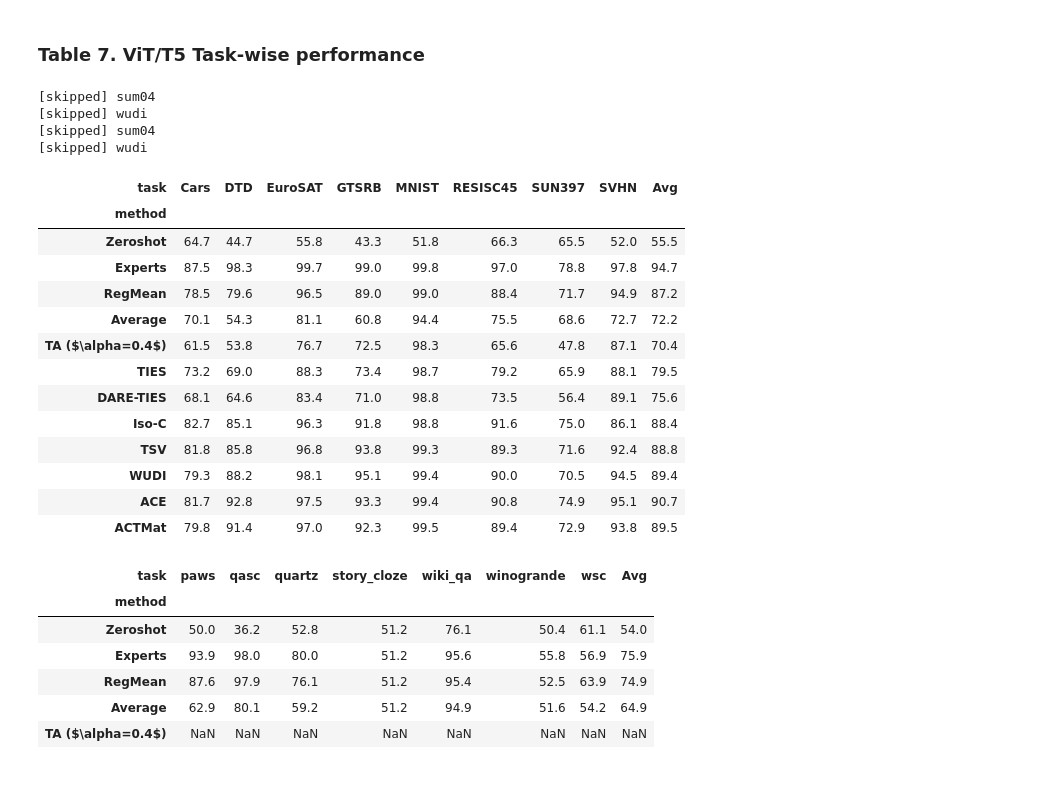
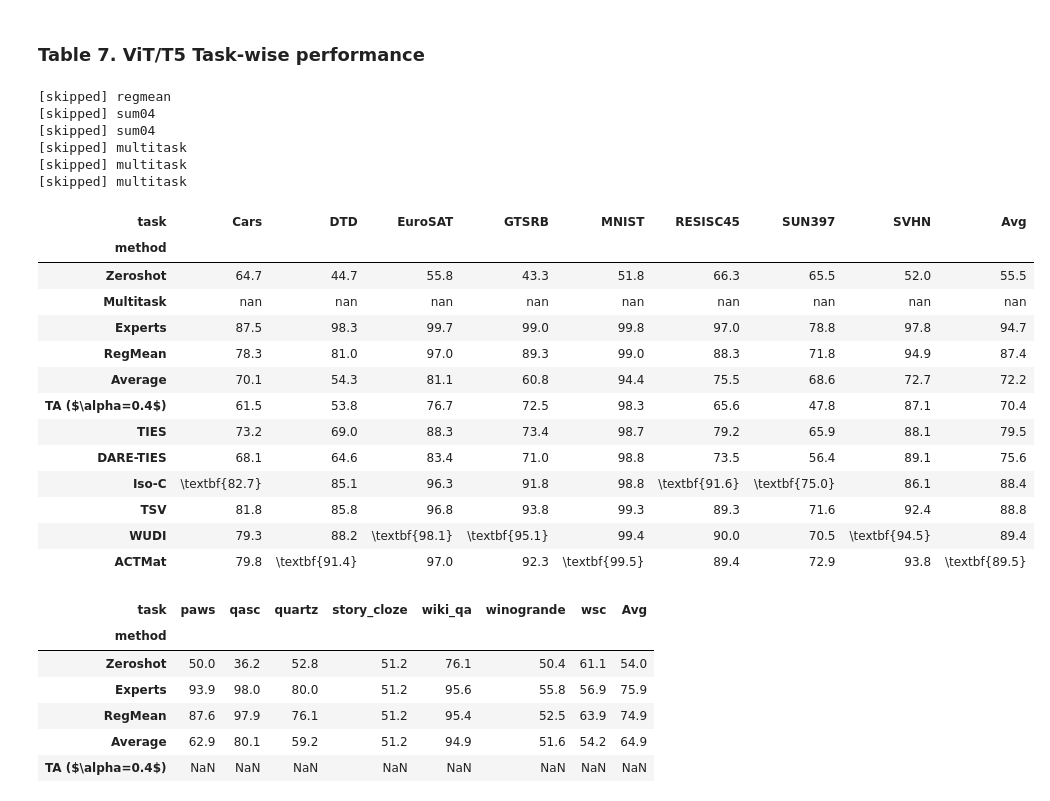
Before and after one commit to marawangamal/actmat, a Jupyter notebook: scripts/analysis.ipynb, the cells around one changed output. Cells and saved outputs as stored; diff of their text form; code cells hidden in the pictures.

Commit message:
Move regmean olmo results

```diff
--- a/scripts/analysis.ipynb
+++ b/scripts/analysis.ipynb
@@ -1191,9 +1324,9 @@ method_rename = {
 }
 
 # --- load paper table, split the two TA rows by data-free flag ---
-df = pd.read_csv(f"../artifacts/paper/table4-fft.csv")
-df.loc[df["Model"].eq("TA") & df["DF"].eq("yes"), "Model"] = "TA (data-free)"
-df_fft = df.set_index("Model").rename(index=method_rename, columns=col_rename)
+dft = pd.read_csv(f"../artifacts/paper/table4-fft.csv")
+dft.loc[dft["Model"].eq("TA") & dft["DF"].eq("yes"), "Model"] = "TA (data-free)"
+df_fft = dft.set_index("Model").rename(index=method_rename, columns=col_rename)
 
 # --- pull only these rows from your computed frame ---
 new_methods = ["TIES", "DARE-TIES", "WUDI"]
@@ -1270,17 +1403,17 @@ method_rename = {
 }
 
 # --- read with explicit names (header line lacks the DF column) ---
-df = pd.read_csv(
+dft = pd.read_csv(
     "../artifacts/paper/table5-lora.csv",
     names=["Model", "DF", "T5-base", "T5-Large", "ViT-B/16", "ViT-B/32", "ViT-L/14"],
     header=0,
 )
 
 # --- both TA rows are flagged yes, so split by position (2nd = data-free) ---
-ta_pos = df.index[df["Model"] == "TA"]
-df.loc[ta_pos[1], "Model"] = "TA (data-free)"
+ta_pos = dft.index[dft["Model"] == "TA"]
+dft.loc[ta_pos[1], "Model"] = "TA (data-free)"
 
-df_lora = df.set_index("Model").rename(index=method_rename, columns=col_rename)
+df_lora = dft.set_index("Model").rename(index=method_rename, columns=col_rename)
 
 # --- DF flags in this CSV look wrong for the data-using methods; correct them ---
 df_lora.loc["RegMean", "DF"] = "no"  # RegMean uses data -> not data-free
@@ -1334,8 +1467,12 @@ print(out.to_markdown())
 # %%
 # Display all methods
 # filter (lora only)
+EXCLUDE = {"Experts", "Multitask", "RegMean"}
+
+
 def format_column(col):
-    ranks = col.rank(method="min", ascending=False)
+    comparable = col[~col.index.isin(EXCLUDE)]  # rank real methods only
+    ranks = comparable.rank(method="min", ascending=False).reindex(col.index)
     out = col.map(lambda v: f"{v:0.1f}")
     out = out.where(ranks != 1, out.map(lambda s: f"\\textbf{{{s}}}"))
     # out = out.where(ranks != 2, out.map(lambda s: f"\\underline{{{s}}}"))
@@ -1358,7 +1495,7 @@ dfp = dfp.sort_index(axis=1, level=[0, 1])
 dfp.columns.names = ["model", "n_experts"]
 
 # Latex:
-# # dfp = dfp.apply(format_column, axis=0)
-# print(dfp.to_latex(float_format="{:0.1f}".format))
-dfp
+dfp = dfp.apply(format_column, axis=0)
+print(dfp.to_latex(float_format="{:0.1f}".format))
+# print(dfp.to_markdown())
 # %% [output]
@@ -1385,6 +1528,7 @@ import json
 rows = []
 method_to_method = {
     "zeroshot": "Zeroshot",
+    "multitask": "Multitask",
     "experts": "Experts",
     "regmean": "RegMean",
     "mean": "Average",
@@ -1394,7 +1538,6 @@ method_to_method = {
     "isoc": "Iso-C",
     "tsv": "TSV",
     "wudi": "WUDI",
-    "ace": "ACE",
     "actmat": "ACTMat",
 }
 models = ["t5-base", "t5-large", "ViT-B-16", "ViT-B-32", "ViT-L-14"]
@@ -1424,56 +1567,64 @@ for model in models:
             )
 df = pd.DataFrame(rows)
 # %% [output]
+[skipped] regmean
 [skipped] sum04
-[skipped] wudi
 [skipped] sum04
-[skipped] wudi
+[skipped] multitask
+[skipped] multitask
+[skipped] multitask
 # %%
 # Display all methods
 # filter (lora only)
+EXCLUDE = {"Experts", "Multitask", "RegMean"}
+
+
 def format_column(col):
-    ranks = col.rank(method="min", ascending=False)
+    comparable = col[~col.index.isin(EXCLUDE)]  # rank real methods only
+    ranks = comparable.rank(method="min", ascending=False).reindex(col.index)
     out = col.map(lambda v: f"{v:0.1f}")
     out = out.where(ranks != 1, out.map(lambda s: f"\\textbf{{{s}}}"))
     # out = out.where(ranks != 2, out.map(lambda s: f"\\underline{{{s}}}"))
     return out
 
 
 # set model:
 model = "ViT-B-16"
 columns = [
     "Cars",
     "DTD",
     "EuroSAT",
     "GTSRB",
     "MNIST",
     "RESISC45",
     "SUN397",
     "SVHN",
 ]
 dfp = df[df["model"] == model].pivot(index="method", columns="task", values="score")
 dfp = (dfp * 100).round(1)
 dfp = dfp[columns]
 dfp["Avg"] = dfp.mean(axis=1).round(1)
 dfp = dfp.reindex([x for x in method_to_method.values()])
 # (Optional: latex)
+dfp = dfp.apply(format_column, axis=0)
+dfp
 # print(dfp.to_latex(float_format="{:0.1f}".format))
-dfp
+# print(dfp.to_markdown())
 # %% [output]
 | task | Cars | DTD | EuroSAT | GTSRB | MNIST | RESISC45 | SUN397 | SVHN | Avg |
 | method |  |  |  |  |  |  |  |  |  |
 | Zeroshot | 64.7 | 44.7 | 55.8 | 43.3 | 51.8 | 66.3 | 65.5 | 52.0 | 55.5 |
+| Multitask | nan | nan | nan | nan | nan | nan | nan | nan | nan |
 | Experts | 87.5 | 98.3 | 99.7 | 99.0 | 99.8 | 97.0 | 78.8 | 97.8 | 94.7 |
-| RegMean | 78.5 | 79.6 | 96.5 | 89.0 | 99.0 | 88.4 | 71.7 | 94.9 | 87.2 |
+| RegMean | 78.3 | 81.0 | 97.0 | 89.3 | 99.0 | 88.3 | 71.8 | 94.9 | 87.4 |
 | Average | 70.1 | 54.3 | 81.1 | 60.8 | 94.4 | 75.5 | 68.6 | 72.7 | 72.2 |
 | TA ($\alpha=0.4$) | 61.5 | 53.8 | 76.7 | 72.5 | 98.3 | 65.6 | 47.8 | 87.1 | 70.4 |
 | TIES | 73.2 | 69.0 | 88.3 | 73.4 | 98.7 | 79.2 | 65.9 | 88.1 | 79.5 |
 | DARE-TIES | 68.1 | 64.6 | 83.4 | 71.0 | 98.8 | 73.5 | 56.4 | 89.1 | 75.6 |
-| Iso-C | 82.7 | 85.1 | 96.3 | 91.8 | 98.8 | 91.6 | 75.0 | 86.1 | 88.4 |
+| Iso-C | \textbf{82.7} | 85.1 | 96.3 | 91.8 | 98.8 | \textbf{91.6} | \textbf{75.0} | 86.1 | 88.4 |
 | TSV | 81.8 | 85.8 | 96.8 | 93.8 | 99.3 | 89.3 | 71.6 | 92.4 | 88.8 |
-| WUDI | 79.3 | 88.2 | 98.1 | 95.1 | 99.4 | 90.0 | 70.5 | 94.5 | 89.4 |
-| ACE | 81.7 | 92.8 | 97.5 | 93.3 | 99.4 | 90.8 | 74.9 | 95.1 | 90.7 |
-| ACTMat | 79.8 | 91.4 | 97.0 | 92.3 | 99.5 | 89.4 | 72.9 | 93.8 | 89.5 |
+| WUDI | 79.3 | 88.2 | \textbf{98.1} | \textbf{95.1} | 99.4 | 90.0 | 70.5 | \textbf{94.5} | 89.4 |
+| ACTMat | 79.8 | \textbf{91.4} | 97.0 | 92.3 | \textbf{99.5} | 89.4 | 72.9 | 93.8 | \textbf{89.5} |
 # %%
 # Display all methods
 # filter (lora only)
```
Also changed, not shown: parts of 4 cells of this notebook, 14 other files.
